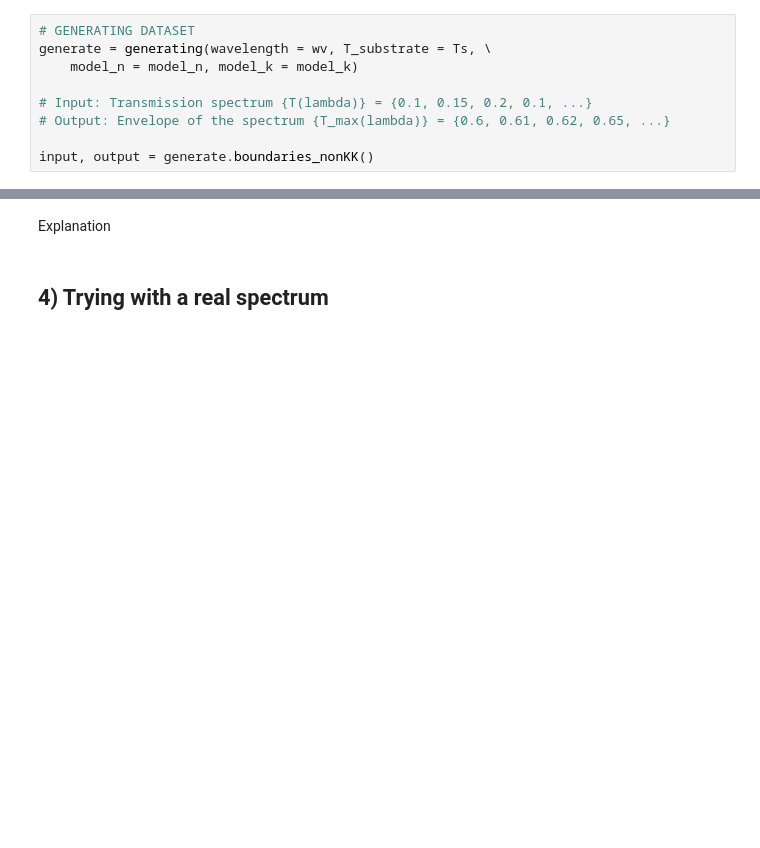
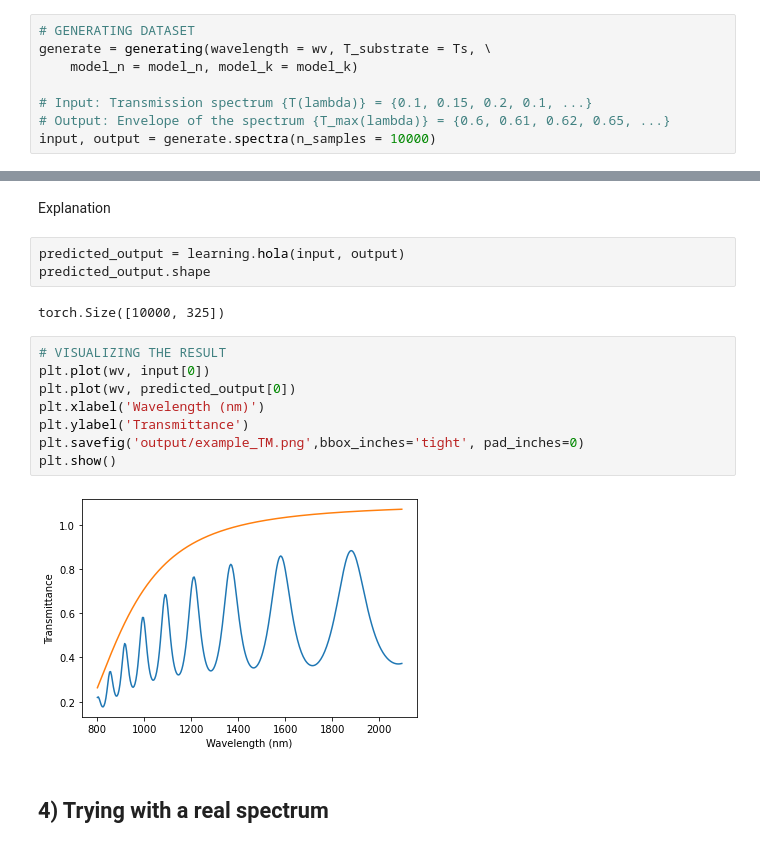
Before and after one commit to manuelballester/ML_spectroscopy, a Jupyter notebook: ML_spectroscopy.ipynb, the cells around one changed output, grey strips where cells are left out. Drawn from its saved outputs; the diff is of its cells as text; blank space fills up the shorter version.

```diff
--- a/ML_spectroscopy.ipynb
+++ b/ML_spectroscopy.ipynb
@@ -50,6 +51,5 @@ generate = generating(wavelength = wv, T_substrate = Ts, \
 
 # Input: Transmission spectrum {T(lambda)} = {0.1, 0.15, 0.2, 0.1, ...}
 # Output: Envelope of the spectrum {T_max(lambda)} = {0.6, 0.61, 0.62, 0.65, ...}
-
-input, output = generate.boundaries_nonKK()
+input, output = generate.spectra(n_samples = 10000)
 # %%
@@ -66,6 +66,21 @@ plt.show()
 ## 3) Learning the transmission
 # %% [markdown]
 Explanation
+# %%
+predicted_output = learning.hola(input, output)
+predicted_output.shape
+# %% [output]
+torch.Size([10000, 325])
+# %%
+# VISUALIZING THE RESULT
+plt.plot(wv, input[0])
+plt.plot(wv, predicted_output[0])
+plt.xlabel('Wavelength (nm)')
+plt.ylabel('Transmittance')
+plt.savefig('output/example_TM.png',bbox_inches='tight', pad_inches=0)
+plt.show()
+# %% [output]
+[figure, added]
 # %% [markdown]
 ## 4) Trying with a real spectrum
 # %% [markdown]
```
Also changed, not shown: parts of 3 cells of this notebook, 2 other files.
